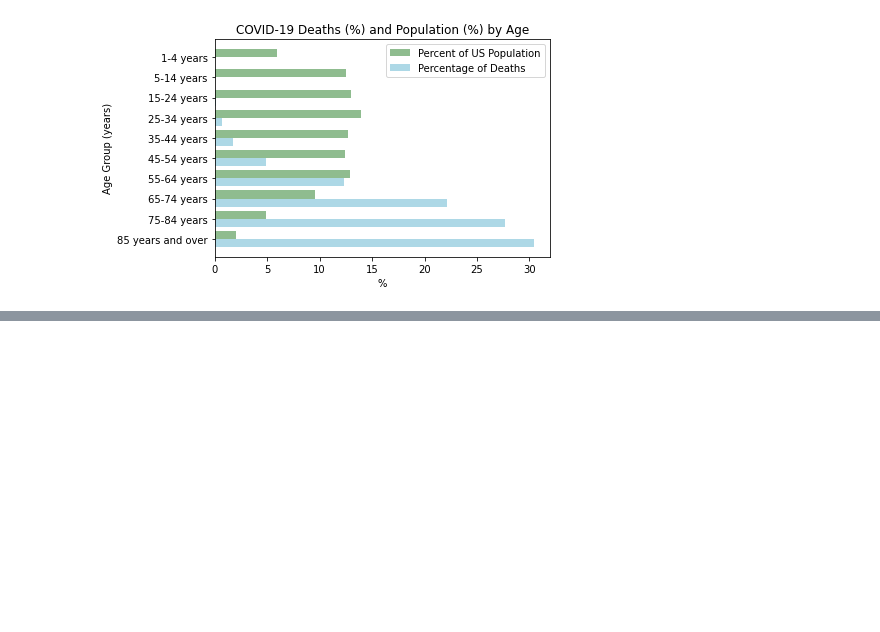
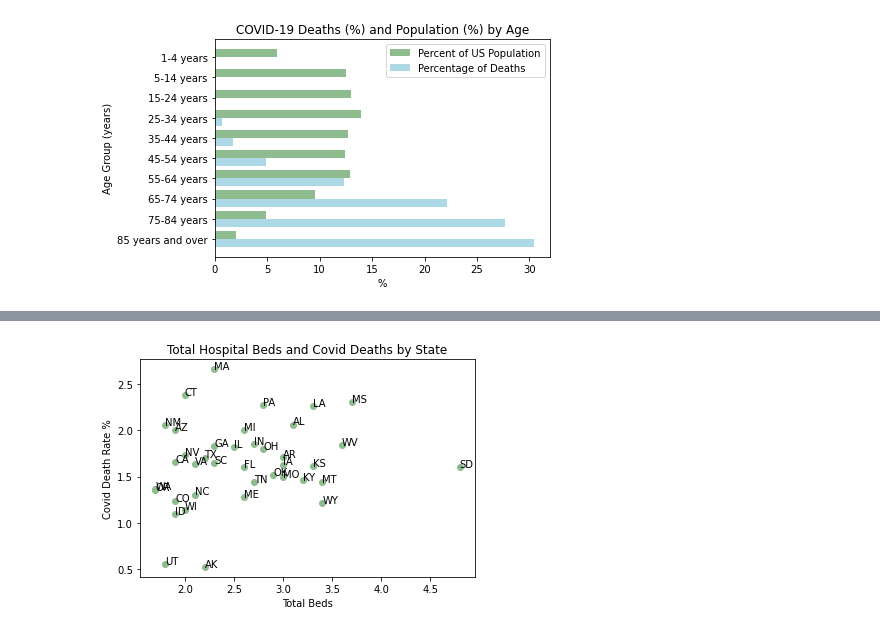
Before and after one commit to jenniecinelli/project_one, a Jupyter notebook: Folder4/jennie cleaning & analysis notebook.ipynb, the cells around one changed output, grey strips where cells are left out. Drawn from its saved outputs; the diff is of its cells as text; code cells hidden in the pictures; blank space fills up the shorter version.

```diff
--- a/Folder4/jennie cleaning & analysis notebook.ipynb
+++ b/Folder4/jennie cleaning & analysis notebook.ipynb
@@ -430,0 +665,13 @@ plt.show()
+# %%
+plt.scatter(total_bed,Covid_Death_Rate, c='darkseagreen')
+plt.xlabel('Total Beds')
+plt.ylabel('Covid Death Rate %')
+plt.title("Total Hospital Beds and Covid Deaths by State")
+
+for index, row in df_merge.iterrows():
+    #print(f"{row[0]} at coords: ({row[2]},{row[1]})")
+    plt.annotate(row[0],(row[2],row[1]))
+plt.savefig("../Folder4/total beds and deaths scatter.png")
+plt.show()
+# %% [output]
+[figure, added]
```
Also changed, not shown: parts of 20 cells of this notebook, 5 other files.
